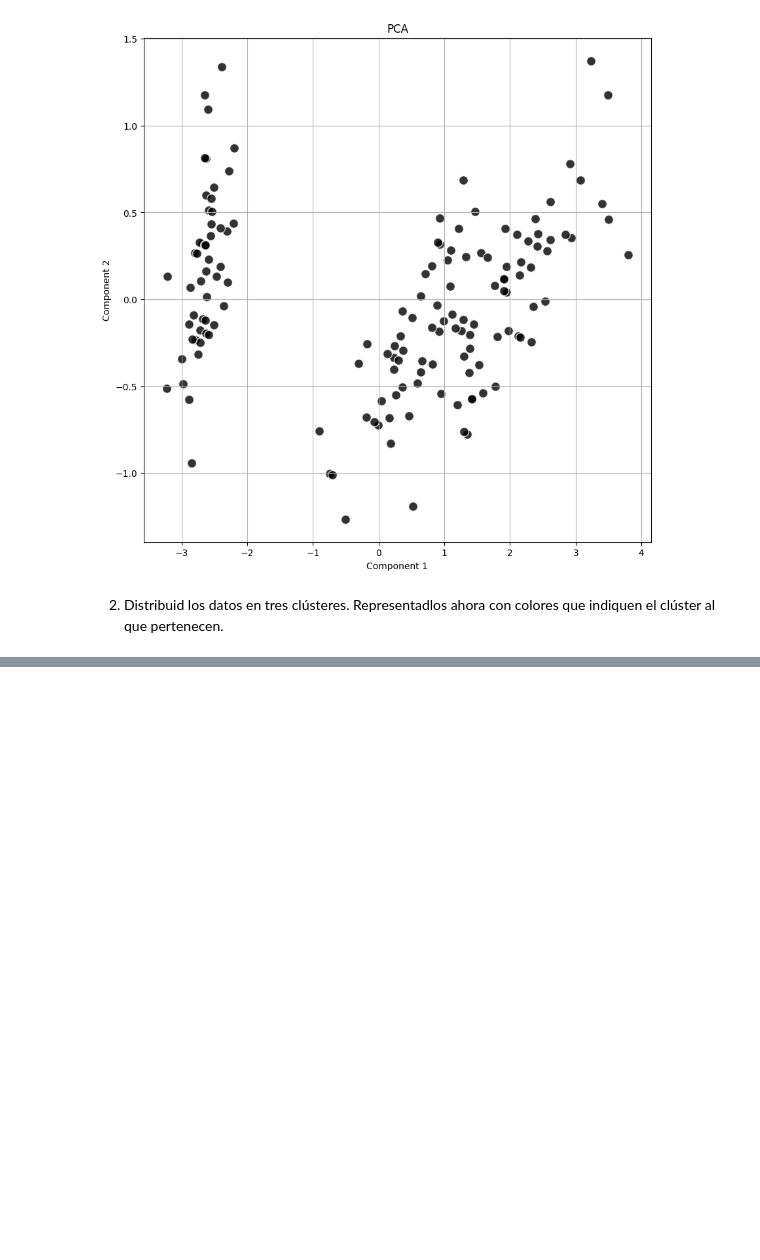
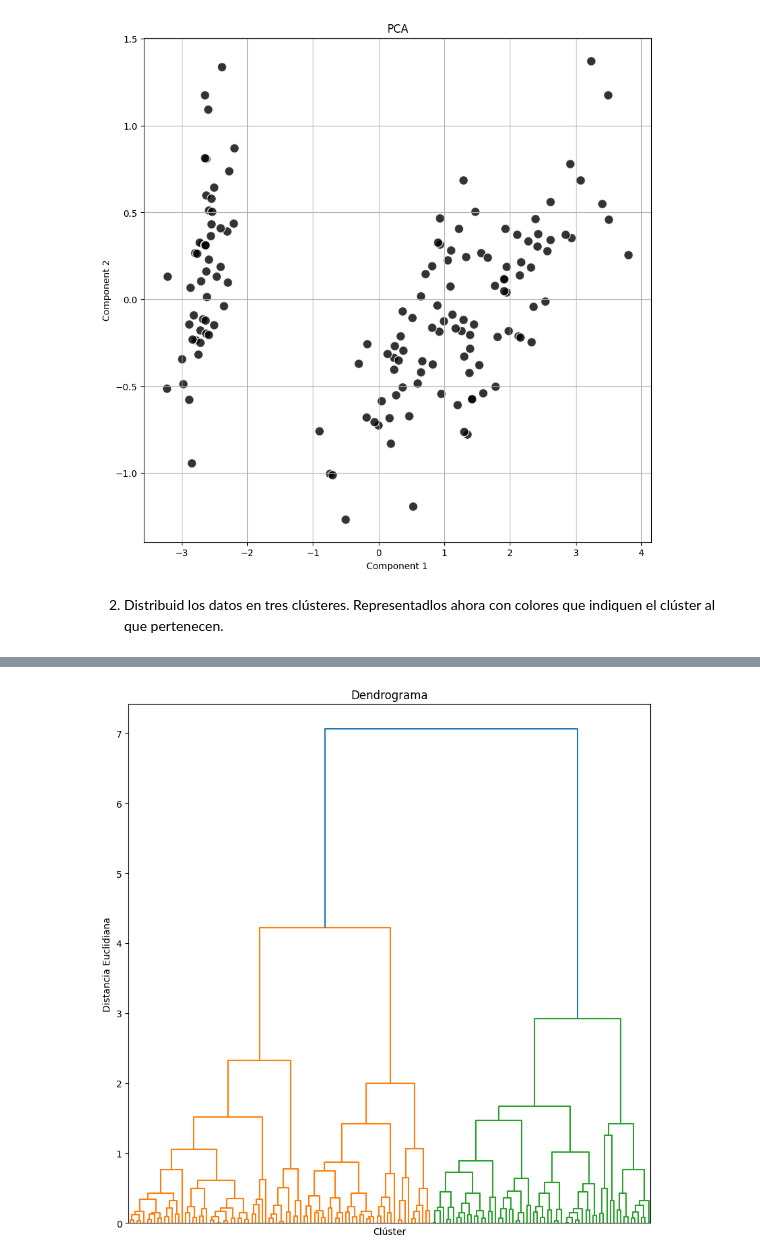
Before and after one commit to davidzz-code/IEDIB_2024_2025, a Jupyter notebook: 05 Sistemas Machine Learning/Cluster_k_means/tasca_4_David_Ramirez_Ruiz.ipynb, the cells around one changed output, grey strips where cells are left out. Saved outputs shown, nothing was run; the diff lists cells and outputs as text; code cells hidden in the pictures; blank space fills up the shorter version.

```diff
--- a/05 Sistemas Machine Learning/Cluster_k_means/tasca_4_David_Ramirez_Ruiz.ipynb
+++ b/05 Sistemas Machine Learning/Cluster_k_means/tasca_4_David_Ramirez_Ruiz.ipynb
@@ -55,0 +70,17 @@ ValueError: invalid literal for int() with base 10: '$\\mathdefault{0}$'
+# %%
+from scipy.cluster.hierarchy import dendrogram, linkage
+
+linked_cluster = linkage(X_pca, method='complete', metric='euclidean')
+labels = ['Clúster 0', 'Clúster 1', 'Clúster 2']
+
+plt.figure(figsize=(10, 10))
+dendrogram(linked_cluster, orientation='top', distance_sort='descending', show_leaf_counts=True)
+plt.title('Dendrograma')
+plt.xlabel('Clúster')
+plt.ylabel('Distancia Euclidiana')
+
+# He decidido no mostrar los ticks del eje x para que sea más legible
+plt.xticks([])
+plt.show()
+# %% [output]
+[figure, added]
```
Also changed, not shown: parts of 3 cells of this notebook.
